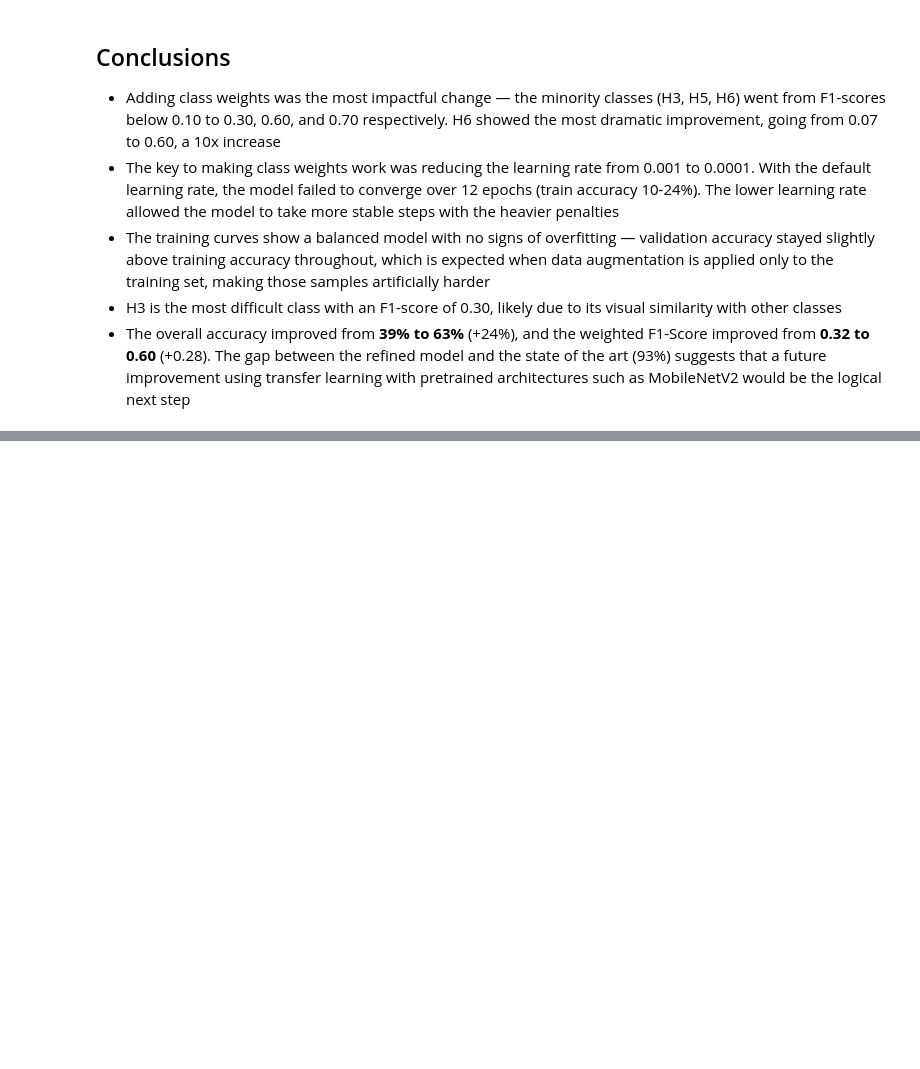
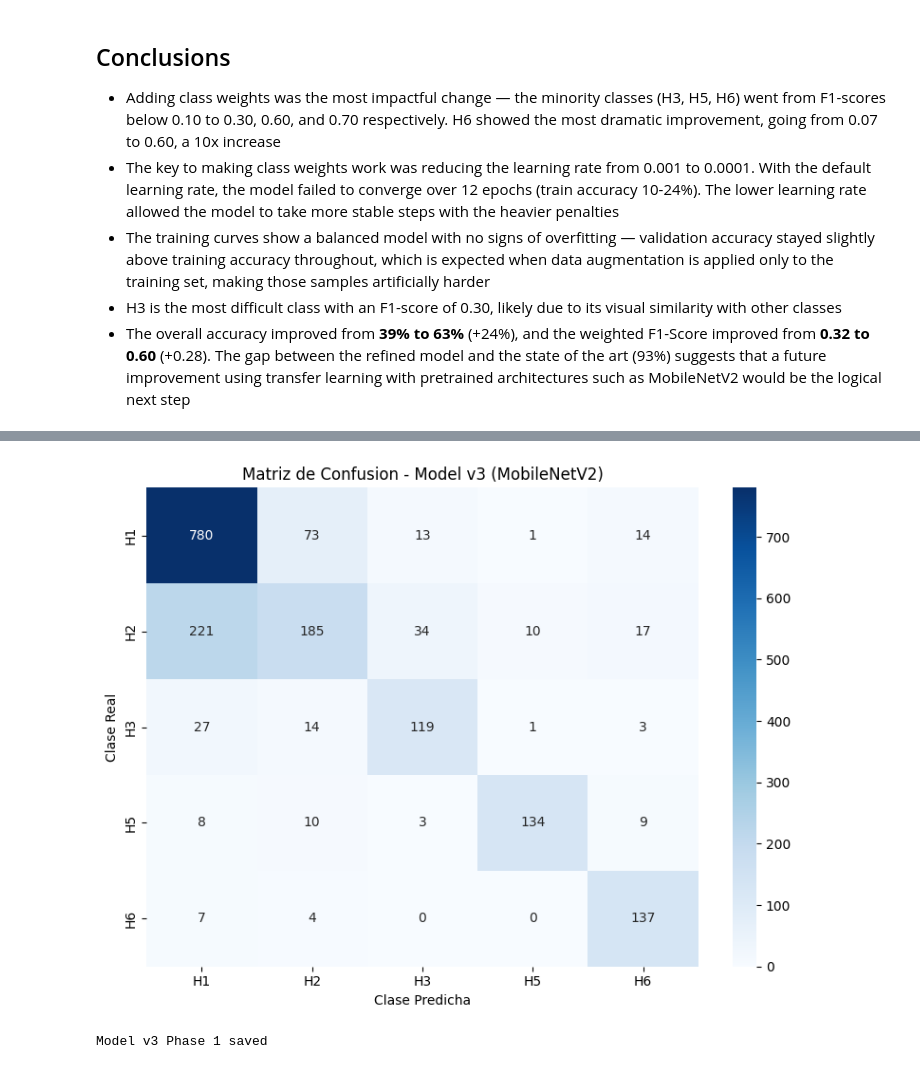
Before and after one commit to Hiram10tec/DeFungi-ML, a Jupyter notebook: DeFungi_ML.ipynb, the cells around one changed output, grey strips where cells are left out. Saved outputs shown, nothing was run; the diff lists cells and outputs as text; code cells hidden in the pictures; blank space fills up the shorter version.

```diff
--- a/DeFungi_ML.ipynb
+++ b/DeFungi_ML.ipynb
@@ -757,0 +907,14 @@ Probabilities per class:
+# %%
+from sklearn.metrics import classification_report
+
+test_generator.reset()
+test_loss_p1, test_accuracy_p1 = model_v3.evaluate(test_generator)
+print(f"Test Accuracy: {test_accuracy_p1 * 100:.2f}%")
+
+test_generator.reset()
+steps = int(np.ceil(test_generator.samples / batch_size))
+predictions_p1 = model_v3.predict(test_generator, steps=steps)
+predicted_classes_p1 = np.argmax(predictions_p1, axis=1)
+true_classes = test_generator.classes
+
+print(classification_report(true_classes, predicted_classes_p1, target_names=class_names))
@@ -757,0 +960,22 @@ Probabilities per class:
+# %%
+from sklearn.metrics import confusion_matrix
+import seaborn as sns
+
+# Confusion matrix
+cm_v3 = confusion_matrix(true_classes, predicted_classes_p1)
+
+plt.figure(figsize=(8, 6))
+sns.heatmap(cm_v3, annot=True, fmt='d', cmap='Blues',
+            xticklabels=class_names, yticklabels=class_names)
+plt.title('Matriz de Confusion - Model v3 (MobileNetV2)')
+plt.ylabel('Clase Real')
+plt.xlabel('Clase Predicha')
+plt.tight_layout()
+plt.show()
+# %% [output]
+[figure, added]
+# %%
+model_v3.save('/content/drive/MyDrive/TC3002/model_v3_224_phase1.keras')
+print("Model v3 Phase 1 saved")
+# %% [output]
+Model v3 Phase 1 saved
```
Also changed, not shown: parts of 16 cells of this notebook.
